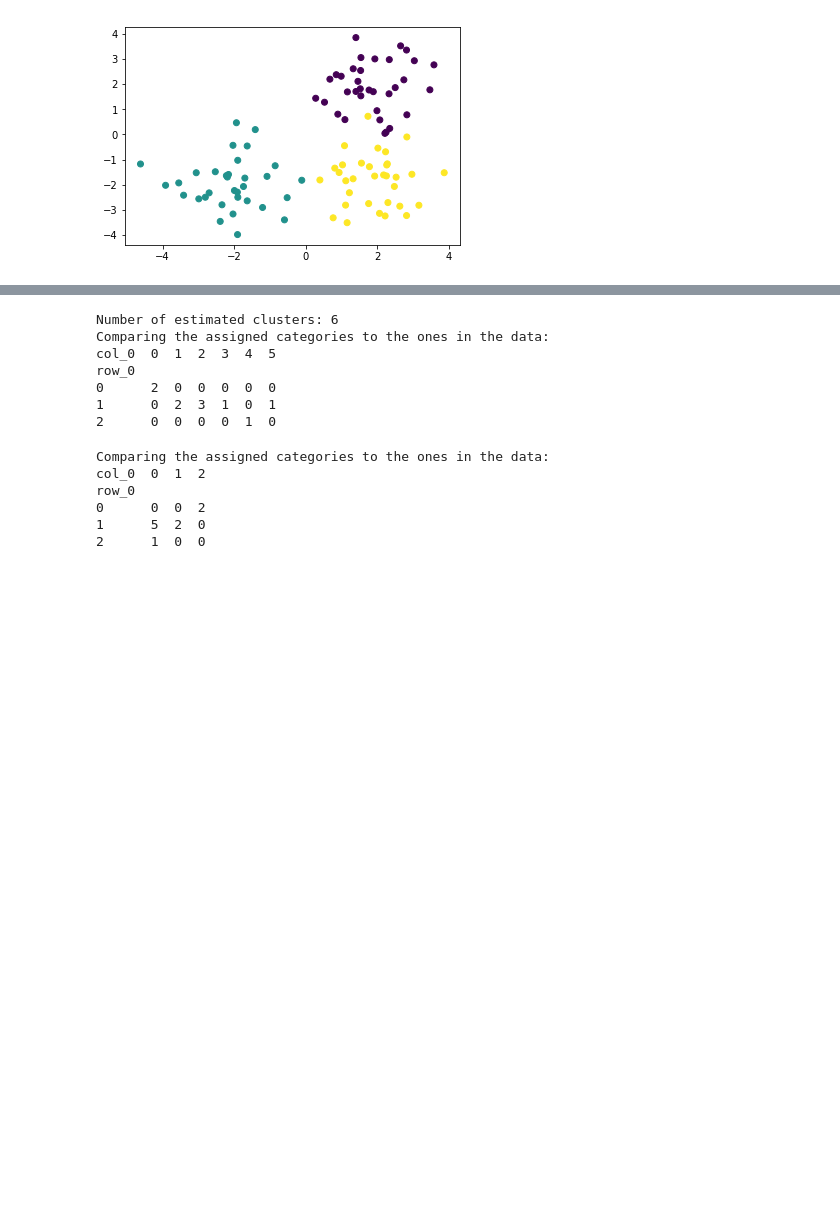
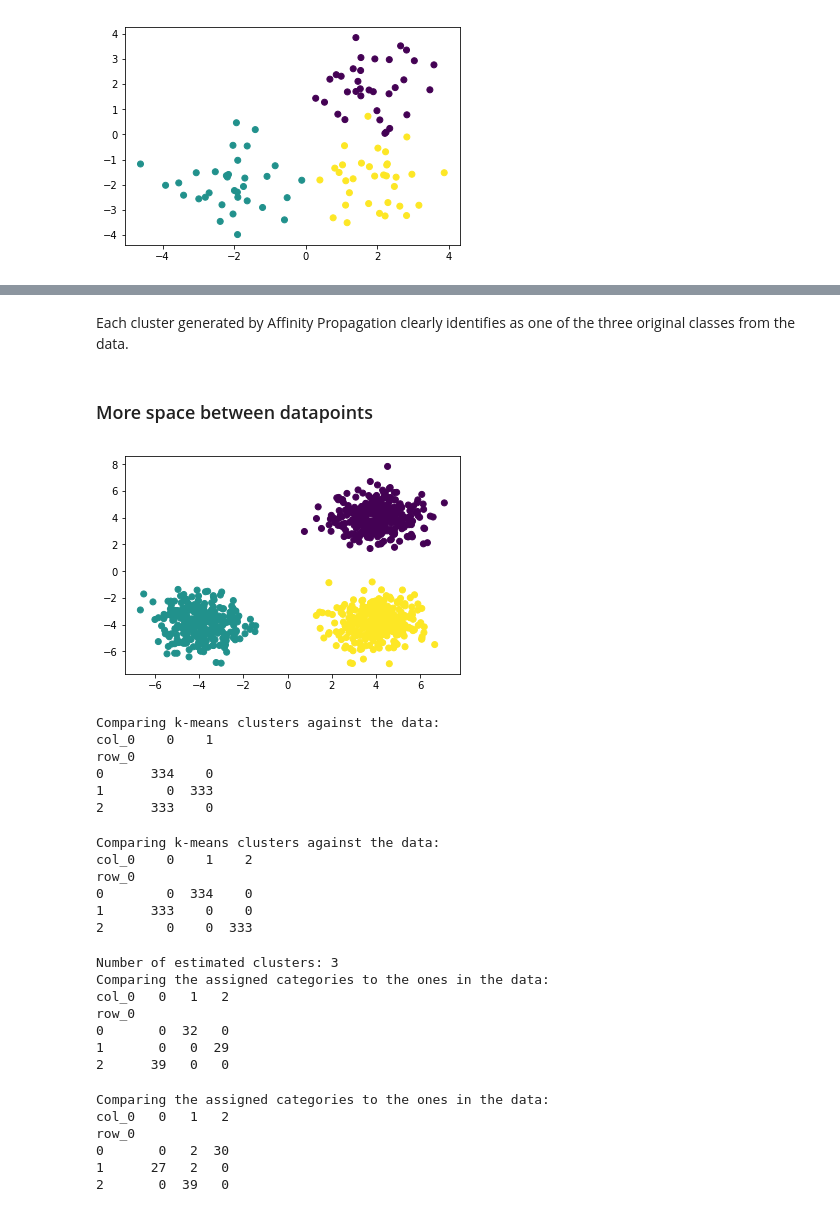
Before and after one commit to mbeckmanssf/Thinkful, a Jupyter notebook: Unit-4/2.3-Other_Cluster_Methods.ipynb, the cells around one changed output, grey strips where cells are left out. Saved outputs shown, nothing was run; the diff lists cells and outputs as text; code cells hidden in the pictures; blank space fills up the shorter version.

Commit message:
testing models with different data patterns

```diff
--- a/Unit-4/2.3-Other_Cluster_Methods.ipynb
+++ b/Unit-4/2.3-Other_Cluster_Methods.ipynb
@@ -182,3 +306,62 @@ row_0
+# %% [markdown]
+Each cluster generated by Affinity Propagation clearly identifies as one of the three original classes from the data.
+# %% [markdown]
+### More space between datapoints
+# %%
+# The coordinates of the centers of our blobs.
+centers = [[4, 4], [-4, -4], [4, -4]]
+
+X, y = make_blobs(
+    n_samples=1000,
+    centers=centers,
+    cluster_std=1,
+    n_features=2,
+    random_state=42)
+
+plt.scatter(X[:, 0], X[:, 1], c=y)
+plt.show()
+
+#Divide into training and test sets.
+X_train, X_test, y_train, y_test = train_test_split(
+    X,
+    y,
+    test_size=0.9,
+    random_state=42)
+# %% [output]
+[figure, added]
+# %%
+# K-Means
+from sklearn.cluster import KMeans
+
+# Calculate predicted values.
+y_pred = KMeans(n_clusters=2, random_state=42).fit_predict(X)
+
+# Check the solution against the data.
+print('Comparing k-means clusters against the data:')
+print(pd.crosstab(y, y_pred))
+# %% [output]
+Comparing k-means clusters against the data:
+col_0    0    1
+row_0
+0      334    0
+1        0  333
+2      333    0
+# %%
+# 3 Cluster K-Means
+
+# Calculate predicted values.
+y_pred = KMeans(n_clusters=3, random_state=42).fit_predict(X)
+
+# Check the solution against the data.
+print('Comparing k-means clusters against the data:')
+print(pd.crosstab(y, y_pred))
+# %% [output]
+Comparing k-means clusters against the data:
+col_0    0    1    2
+row_0
+0        0  334    0
+1      333    0    0
+2        0    0  333
 # %%
 # Mean Shift
 
@@ -204,13 +387,13 @@ print("Number of estimated clusters: {}".format(n_clusters_))
 print('Comparing the assigned categories to the ones in the data:')
 print(pd.crosstab(y_train,labels))
 # %% [output]
-Number of estimated clusters: 6
+Number of estimated clusters: 3
 Comparing the assigned categories to the ones in the data:
-col_0  0  1  2  3  4  5
+col_0   0   1   2
 row_0
-0      2  0  0  0  0  0
-1      0  2  3  1  0  1
-2      0  0  0  0  1  0
+0       0  32   0
+1       0   0  29
+2      39   0   0
 # %%
 # Spectral Clustering
 
@@ -227,11 +410,11 @@ print('Comparing the assigned categories to the ones in the data:')
 print(pd.crosstab(y_train,predict))
 # %% [output]
 Comparing the assigned categories to the ones in the data:
-col_0  0  1  2
+col_0   0   1   2
 row_0
-0      0  0  2
-1      5  2  0
-2      1  0  0
+0       0   2  30
+1      27   2   0
+2       0  39   0
 # %%
 # Affinity Propagation
 
```
Also changed, not shown: parts of 25 cells of this notebook.
